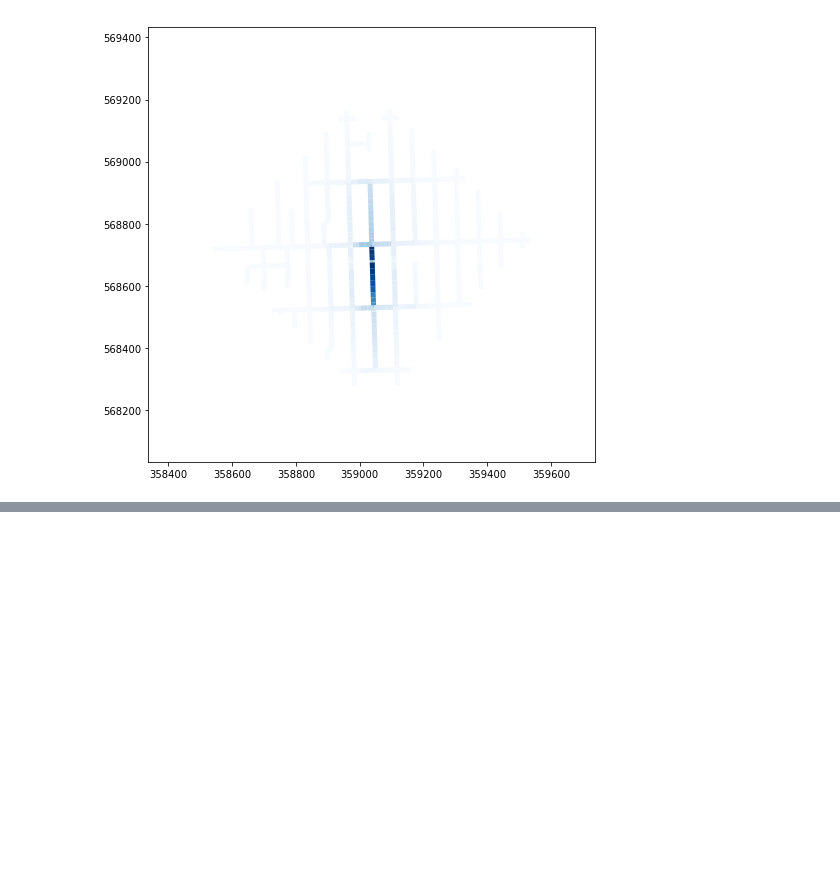
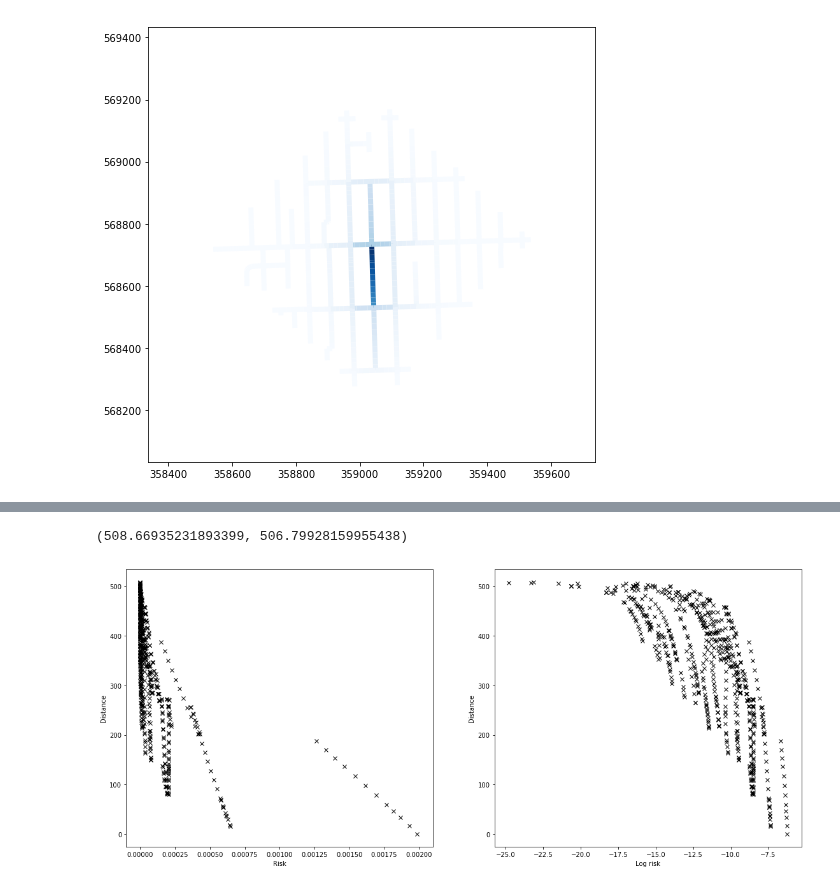
Before and after one commit to QuantCrimAtLeeds/PredictCode, a Jupyter notebook: examples/Networks/Geometry reduction.ipynb, the cells around one changed output, grey strips where cells are left out. Saved outputs shown, nothing was run; the diff lists cells and outputs as text; code cells hidden in the pictures; blank space fills up the shorter version.

```diff
--- a/examples/Networks/Geometry reduction.ipynb
+++ b/examples/Networks/Geometry reduction.ipynb
@@ -274,0 +315,27 @@ for v in predictor.graph.neighbours(6743):
+# %%
+dgraph = open_cp.network.to_derived_graph(predictor.graph, use_edge_indicies=True)
+paths, prevs = dgraph.shortest_paths(8076)
+assert min(paths.keys()) == 0
+assert max(paths.keys()) == len(paths) - 1
+paths = [paths[i] for i in range(len(paths))]
+paths = np.asarray(paths)
+# %%
+disconnected = paths == -1
+assert np.all(risks[disconnected] == 0)
+risks, paths = risks[~disconnected], paths[~disconnected]
+# %%
+mask = risks > 0
+np.max(paths[mask]), np.min(paths[~mask])
+# %% [output]
+(508.66935231893399, 506.79928159955438)
+# %%
+fig, axes = plt.subplots(ncols=2, figsize=(19,8))
+ax = axes[0]
+ax.scatter(risks[mask], paths[mask], marker="x", linewidth=1, color="black")
+ax.set(xlabel="Risk", ylabel="Distance", xlim=[-0.0001, 0.0021])
+ax = axes[1]
+ax.scatter(np.log(risks[mask]), paths[mask], marker="x", linewidth=1, color="black")
+ax.set(xlabel="Log risk", ylabel="Distance")
+None
+# %% [output]
+[figure, added]
```
Also changed, not shown: parts of 14 cells of this notebook, 3 other files.
